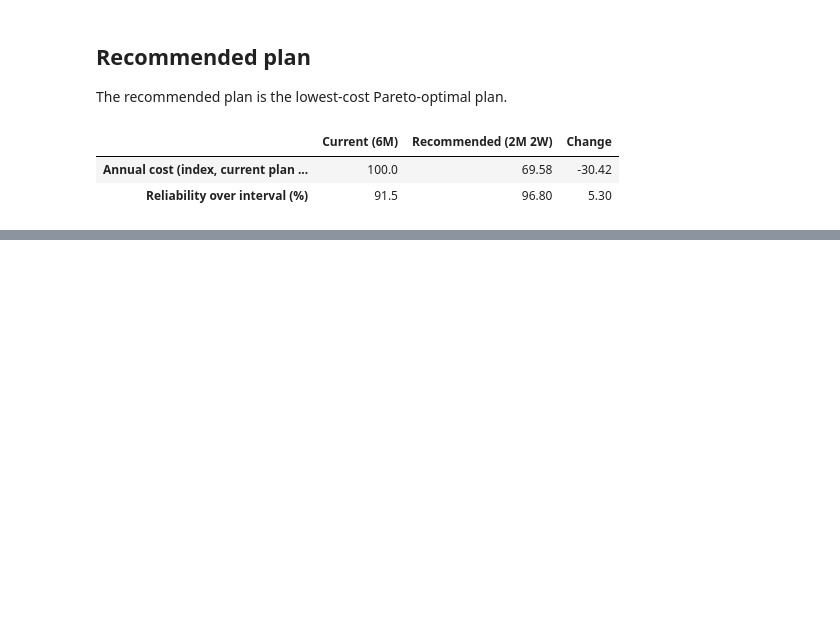
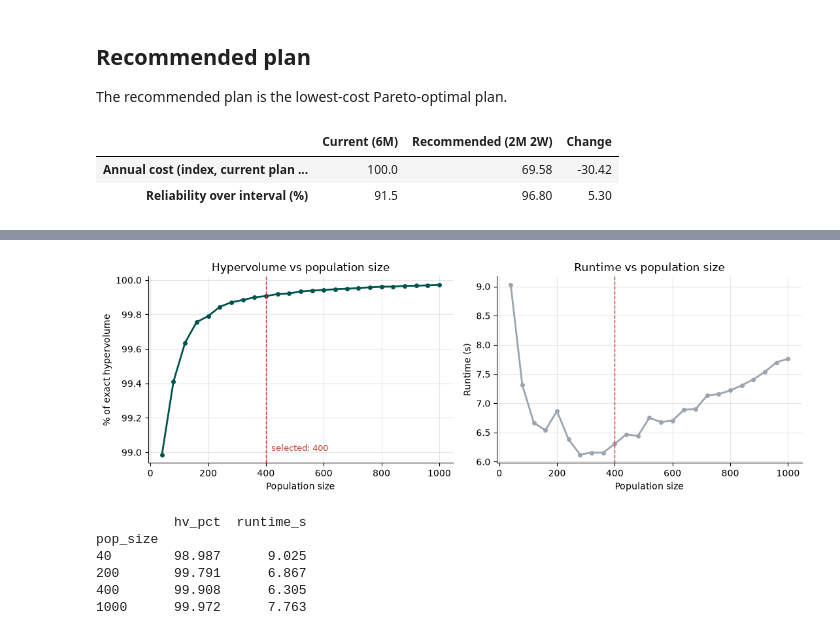
Before and after one commit to IsaN2003/pump-pm-optimization, a Jupyter notebook: 03_nsga2_optimization.ipynb, the cells around one changed output, grey strips where cells are left out. Cells and saved outputs as stored; diff of their text form; code cells hidden in the pictures; blank space fills up the shorter version.

Commit message:
Add NSGA-II optimization, tuning experiments and results

```diff
--- a/03_nsga2_optimization.ipynb
+++ b/03_nsga2_optimization.ipynb
@@ -116,0 +120,5 @@ pm.compare_with_current(model).round(2)
+# %%
+# res.X holds the intervals on NSGA-II's front, res.F their [cost, failure probability]
+res = pm.run_nsga2(model)
+print(f"NSGA-II front: {res.X.min():.3f} to {res.X.max():.3f} months ({len(res.X)} solutions)")
+print(f"Exact front:   {x_exact.min():.3f} to {x_exact.max():.3f} months")
@@ -116,0 +131,9 @@ pm.compare_with_current(model).round(2)
+# %%
+# The same reference point is used for every hypervolume in this notebook, so they can be compared
+ref = pm.reference_point(model)
+hv_exact = pm.hypervolume(F_exact, ref)
+hv_nsga = pm.hypervolume(res.F, ref)
+
+print(f"Reference point: cost index {ref[0]:.1f}, failure probability {ref[1]:.4f}")
+print(f"Hypervolume, exact front: {hv_exact:.4f}")
+print(f"Hypervolume, NSGA-II:     {hv_nsga:.4f} ({hv_nsga / hv_exact:.2%} of exact)")
@@ -116,0 +203,38 @@ pm.compare_with_current(model).round(2)
+# %%
+path = pm.DATA_DIR / "tuning_population.csv"
+if RUN_TUNING or not path.exists():
+    sweep = pm.population_sweep(model, pop_sizes=range(40, 1001, 40))
+    sweep.to_csv(path, index=False, lineterminator="\n")
+else:
+    sweep = pd.read_csv(path)
+# Express hypervolume as a percentage of the exact front's
+sweep["hv_pct"] = sweep["hypervolume"] / hv_exact * 100
+# %%
+fig, (ax1, ax2) = plt.subplots(1, 2, figsize=(11, 3.8))
+
+ax1.plot(sweep["pop_size"], sweep["hv_pct"], marker="o", ms=4, color=TEAL, lw=2)
+ax1.set(title="Hypervolume vs population size", xlabel="Population size", ylabel="% of exact hypervolume")
+
+ax2.plot(sweep["pop_size"], sweep["runtime_s"], marker="o", ms=4, color=GREY, lw=2)
+ax2.set(title="Runtime vs population size", xlabel="Population size", ylabel="Runtime (s)")
+
+# Mark the population size used for the final run
+for ax in (ax1, ax2):
+    ax.axvline(400, color=RED, lw=1, ls="--")
+ax1.annotate("selected: 400", (400, sweep["hv_pct"].min()), xytext=(6, 4),
+             textcoords="offset points", color=RED, fontsize=9)
+
+fig.tight_layout()
+fig.savefig(pm.FIG_DIR / "hypervolume_vs_population.png", dpi=200)
+plt.show()
+
+# A few sizes side by side
+print(sweep.set_index("pop_size").loc[[40, 200, 400, 1000], ["hv_pct", "runtime_s"]].round(3))
+# %% [output]
+[figure, added]
+          hv_pct  runtime_s
+pop_size
+40        98.987      9.025
+200       99.791      6.867
+400       99.908      6.305
+1000      99.972      7.763
```
Also changed, not shown: parts of 14 cells of this notebook, 6 other files.
